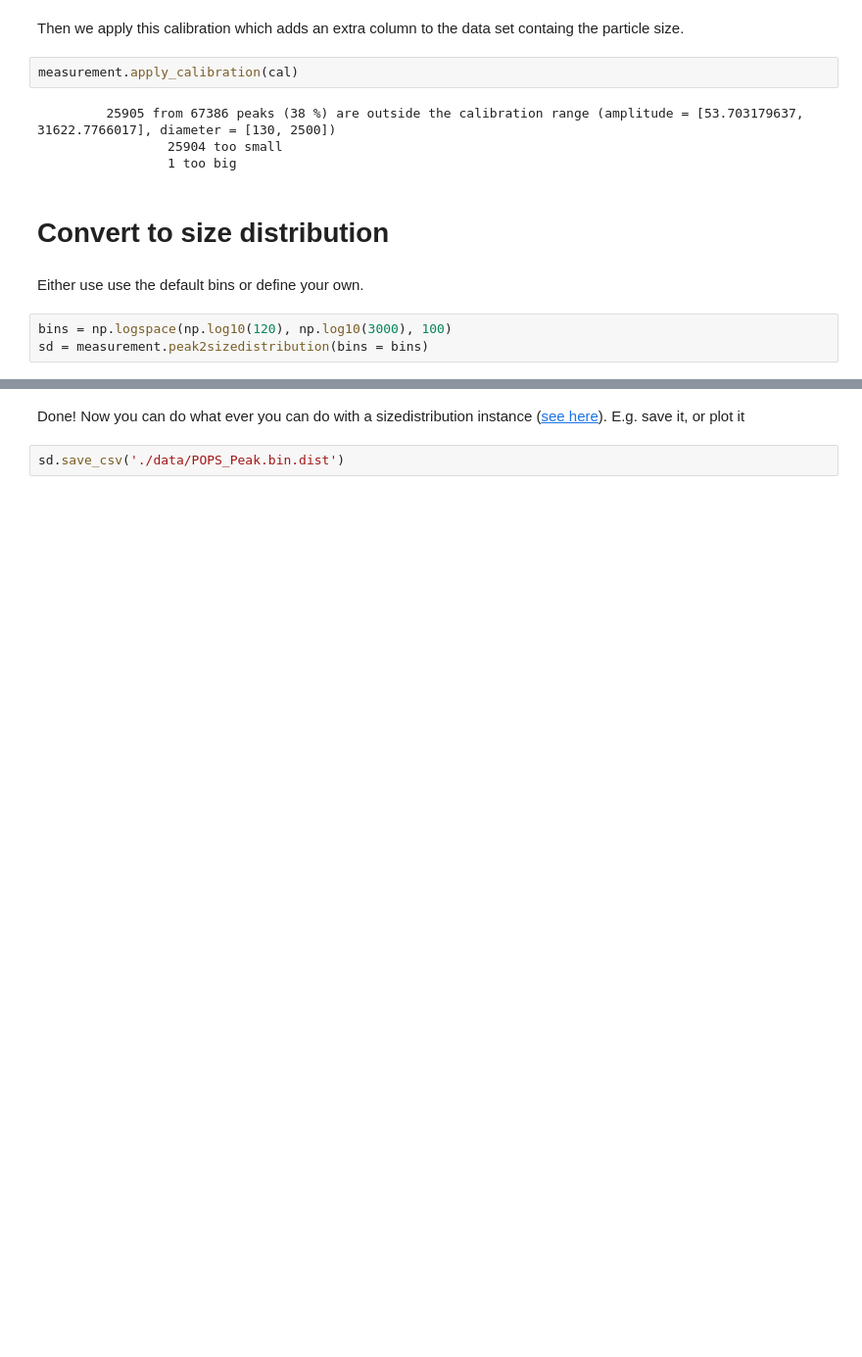
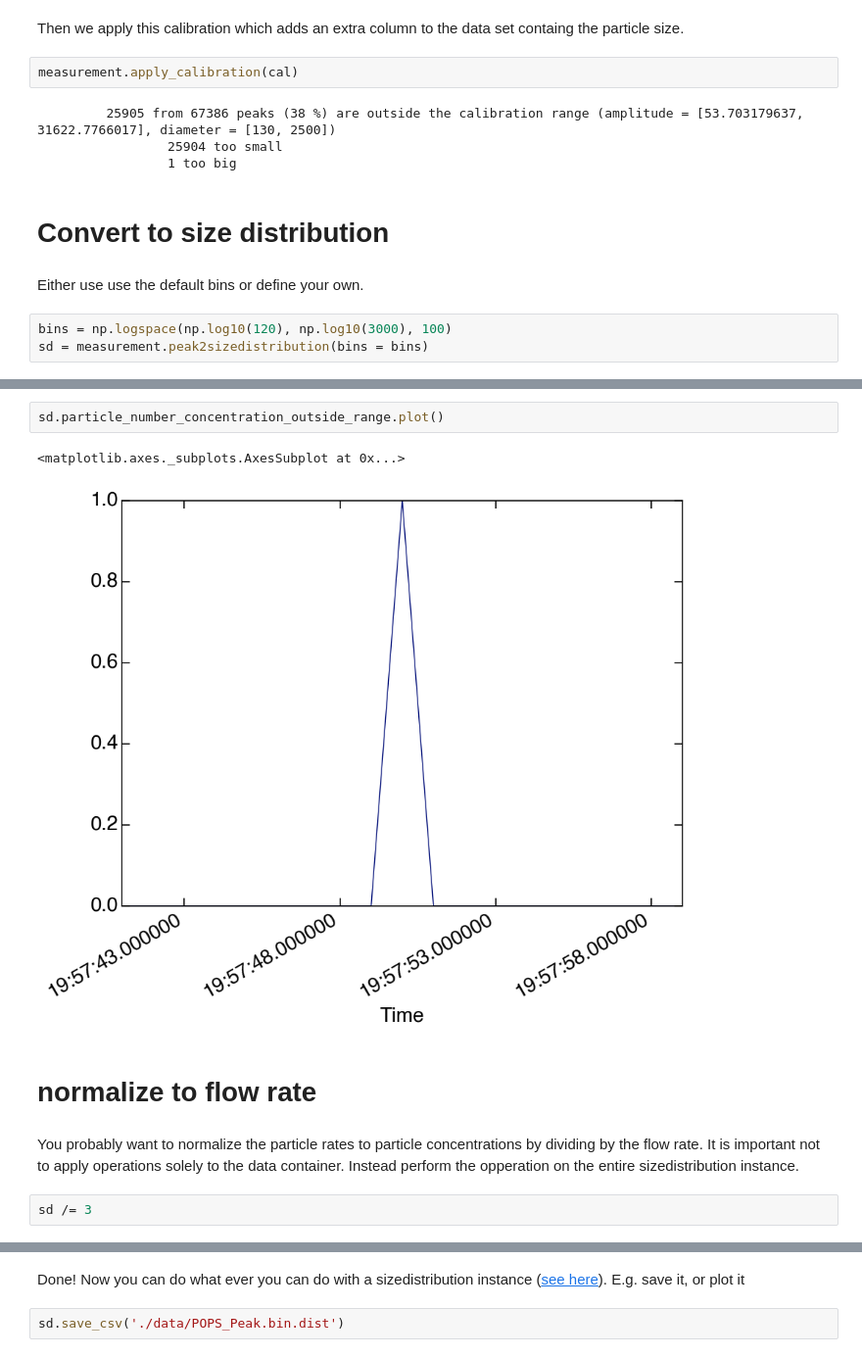
Before and after one commit to wblumberg/atm-py, a Jupyter notebook: examples/instruments_POPS_peak.ipynb, the cells around one changed output, grey strips where cells are left out. Shown at 98% size. Cells and saved outputs as stored; diff of their text form; blank space fills up the shorter version.

```diff
--- a/examples/instruments_POPS_peak.ipynb
+++ b/examples/instruments_POPS_peak.ipynb
@@ -42,0 +51,11 @@ sd = measurement.peak2sizedistribution(bins = bins)
+# %%
+sd.particle_number_concentration_outside_range.plot()
+# %% [output]
+<matplotlib.axes._subplots.AxesSubplot at 0x...>
+[figure, added]
+# %% [markdown]
+# normalize to flow rate
+# %% [markdown]
+You probably want to normalize the particle rates to particle concentrations by dividing by the flow rate. It is important not to apply operations solely to the data container. Instead perform the opperation on the entire sizedistribution instance.
+# %%
+sd /= 3
```
Also changed, not shown: parts of 4 cells of this notebook, 4 other files.
